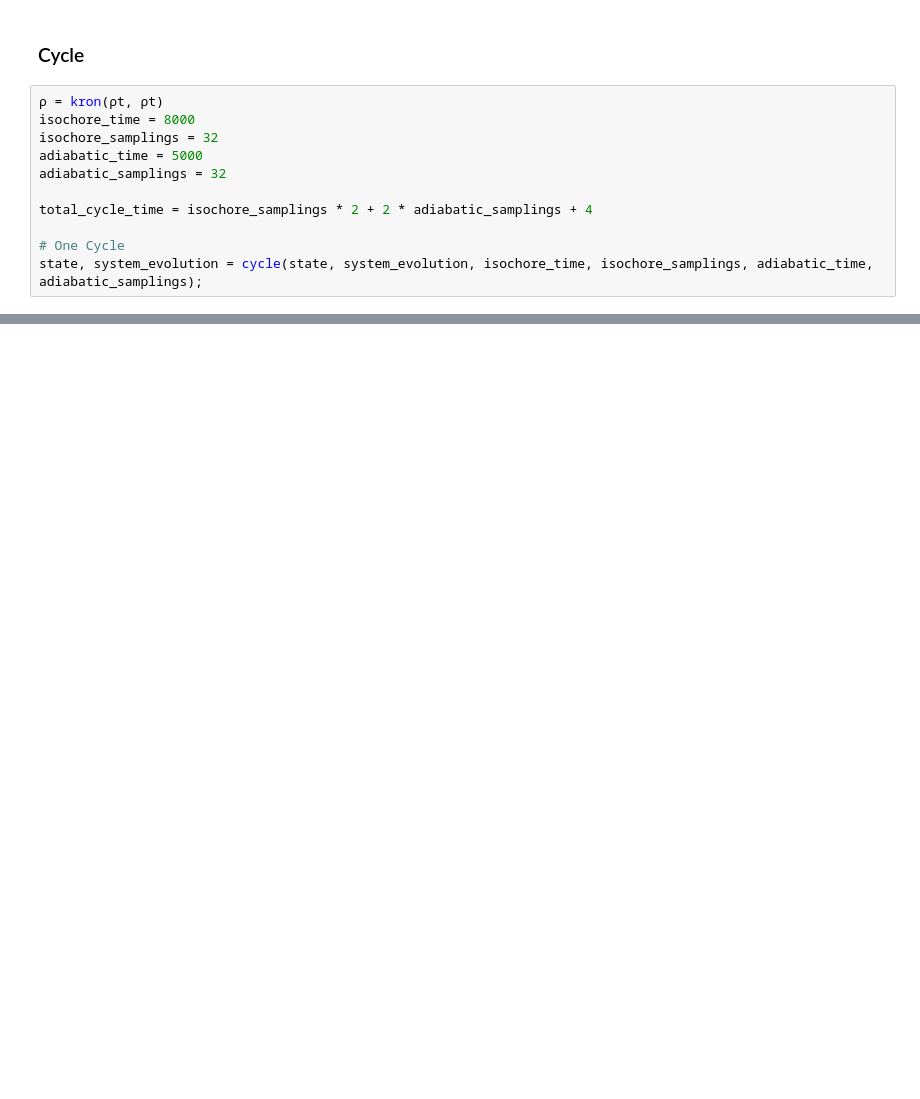
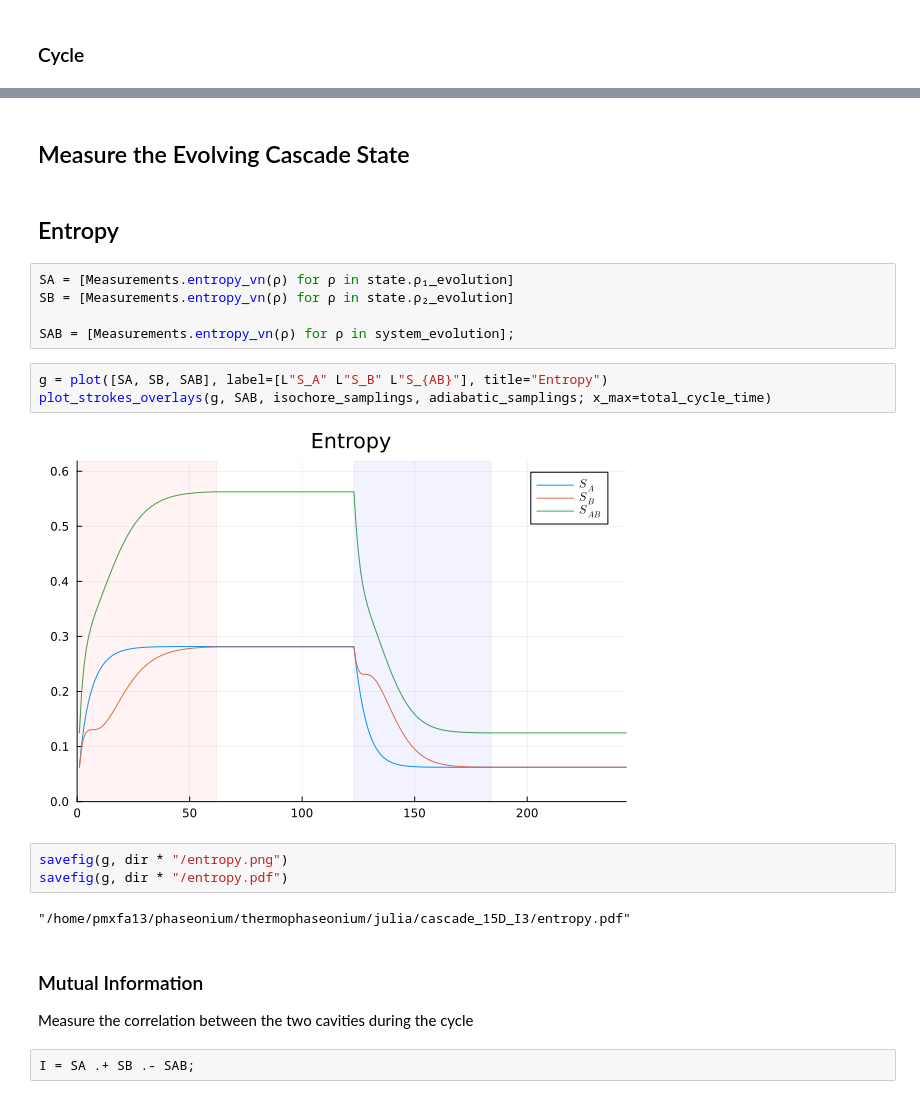
Before and after one commit to fedesss98/phaseonium-thermodynamics, a Jupyter notebook: julia/07-last-cycle.ipynb, the cells around one changed output, grey strips where cells are left out. Saved outputs shown, nothing was run; the diff lists cells and outputs as text; blank space fills up the shorter version.

```diff
--- a/julia/07-last-cycle.ipynb
+++ b/julia/07-last-cycle.ipynb
@@ -246,13 +133,2 @@ cycle (generic function with 1 method)
 # %% [markdown]
 ### Cycle
-# %%
-ρ = kron(ρt, ρt)
-isochore_time = 8000
-isochore_samplings = 32
-adiabatic_time = 5000
-adiabatic_samplings = 32
-
-total_cycle_time = isochore_samplings * 2 + 2 * adiabatic_samplings + 4
-
-# One Cycle
-state, system_evolution = cycle(state, system_evolution, isochore_time, isochore_samplings, adiabatic_time, adiabatic_samplings);
@@ -379,0 +164,24 @@ end
+# %% [markdown]
+## Measure the Evolving Cascade State
+# %% [markdown]
+## Entropy
+# %%
+SA = [Measurements.entropy_vn(ρ) for ρ in state.ρ₁_evolution]
+SB = [Measurements.entropy_vn(ρ) for ρ in state.ρ₂_evolution]
+
+SAB = [Measurements.entropy_vn(ρ) for ρ in system_evolution];
+# %%
+g = plot([SA, SB, SAB], label=[L"S_A" L"S_B" L"S_{AB}"], title="Entropy")
+plot_strokes_overlays(g, SAB, isochore_samplings, adiabatic_samplings; x_max=total_cycle_time)
+# %% [output]
+[figure, added]
+# %%
+savefig(g, dir * "/entropy.png")
+savefig(g, dir * "/entropy.pdf")
+# %% [output]
+"/home/pmxfa13/phaseonium/thermophaseonium/julia/cascade_15D_I3/entropy.pdf"
+# %% [markdown]
+### Mutual Information
+Measure the correlation between the two cavities during the cycle
+# %%
+I = SA .+ SB .- SAB;
```
Also changed, not shown: parts of 38 cells of this notebook, 29 other files.
